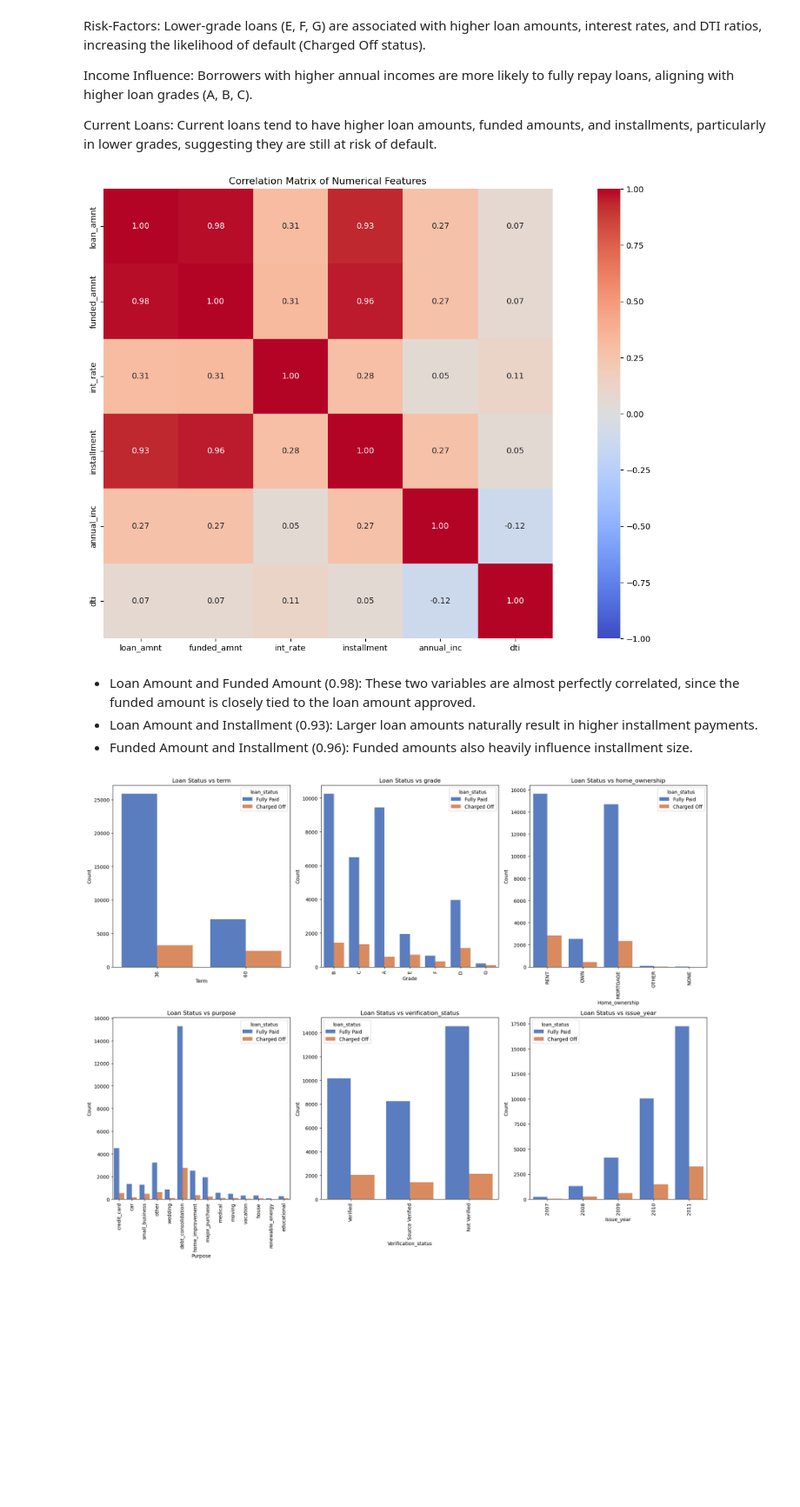
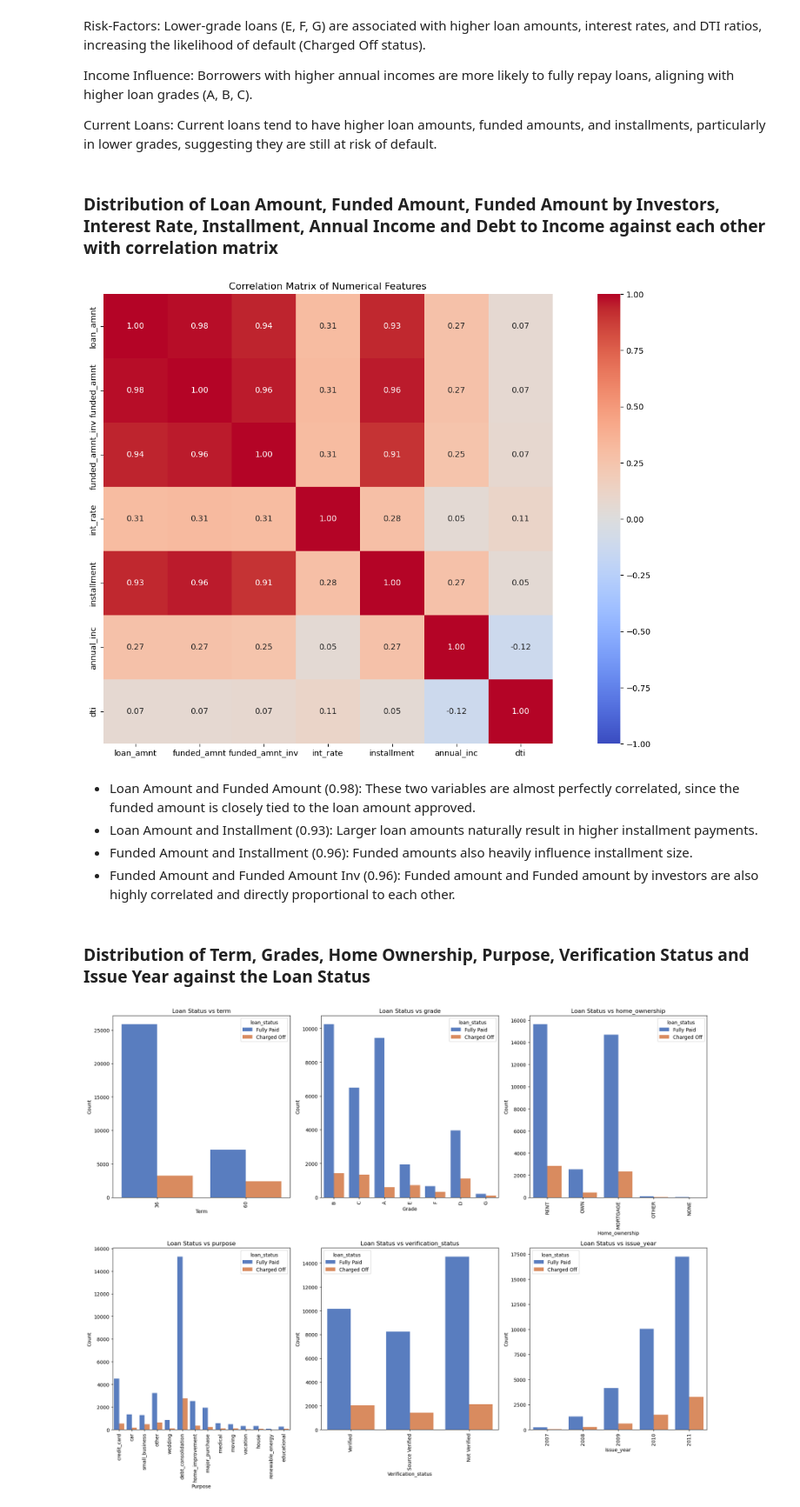
Before and after one commit to gauravkumarsahoo/lending-club-case-study, a Jupyter notebook: lending_club_case_study.ipynb, the cells around one changed output. Shown at 87% size. Saved outputs shown, nothing was run; the diff lists cells and outputs as text; code cells hidden in the pictures; blank space fills up the shorter version.

```diff
--- a/lending_club_case_study.ipynb
+++ b/lending_club_case_study.ipynb
@@ -333,37 +352,42 @@ Risk-Factors: Lower-grade loans (E, F, G) are associated with higher loan amount
 Income Influence: Borrowers with higher annual incomes are more likely to fully repay loans, aligning with higher loan grades (A, B, C).
 
 Current Loans: Current loans tend to have higher loan amounts, funded amounts, and installments, particularly in lower grades, suggesting they are still at risk of default.
+# %% [markdown]
+### Distribution of Loan Amount, Funded Amount, Funded Amount by Investors, Interest Rate, Installment, Annual Income and Debt to Income against each other with correlation matrix
 # %%
 # List of numerical features
-numerical_features = ['loan_amnt', 'funded_amnt', 'int_rate', 'installment', 'annual_inc', 'dti']
+numerical_features = ['loan_amnt', 'funded_amnt', 'funded_amnt_inv', 'int_rate', 'installment', 'annual_inc', 'dti']
 
 # Compute the correlation matrix
 corr_matrix = loan_data[numerical_features].corr()
 
 # Set up the matplotlib figure
 plt.figure(figsize=(20, 10))
 
 # Create a heatmap for the correlation matrix
 sns.heatmap(
     corr_matrix,
     annot=True,       # Annotate the heatmap with correlation values
     fmt=".2f",        # Format the numbers to two decimal places
     cmap="coolwarm",  # Use a diverging colormap
     vmin=-1, vmax=1,  # Correlation ranges from -1 to 1
     square=True       # Make the heatmap cells square
 )
 
 # Add a title
 plt.title("Correlation Matrix of Numerical Features")
 
 # Display the heatmap
 plt.show()
 # %% [output]
-[figure, old version]
+[figure, new version]
 # %% [markdown]
 - Loan Amount and Funded Amount (0.98): These two variables are almost perfectly correlated, since the funded amount is closely tied to the loan amount approved.
 - Loan Amount and Installment (0.93): Larger loan amounts naturally result in higher installment payments.
 - Funded Amount and Installment (0.96): Funded amounts also heavily influence installment size.
+- Funded Amount and Funded Amount Inv (0.96): Funded amount and Funded amount by investors are also highly correlated and directly proportional to each other.
+# %% [markdown]
+### Distribution of Term, Grades, Home Ownership, Purpose, Verification Status and Issue Year against the Loan Status
 # %%
 # List of categories you want to plot
 categories = ['term', 'grade', 'home_ownership', 'purpose', 'verification_status', 'issue_year']
```
Also changed, not shown: parts of 5 cells of this notebook.
